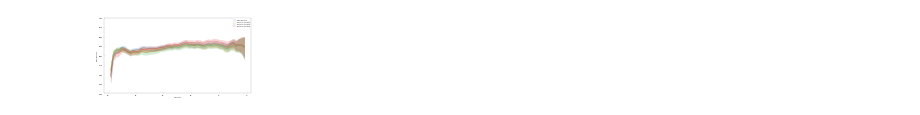
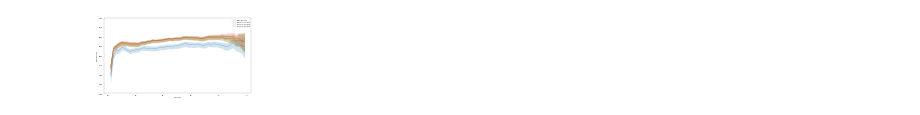
Before and after one commit to HuangMJJJJJ/wyc, a Jupyter notebook: Untitled-1.ipynb, the cells around one changed output. Drawn from its saved outputs; the diff is of its cells as text; code cells hidden in the pictures.

```diff
--- a/Untitled-1.ipynb
+++ b/Untitled-1.ipynb
@@ -4,32 +4,32 @@ import matplotlib.pyplot as plt
 import seaborn as sns
 # %%
 plt.figure(figsize=(19, 10), dpi=10)
-df = pd.read_csv("result_dif_range_num_mat_w2sim.csv")
+df = pd.read_csv("result_constRangeNum_mat_w2sim.csv")
 ax = sns.lineplot(
     x="train ratio",
     y="base acc ratio",
     data=df,
 )
 ax = sns.lineplot(
     x="train ratio",
     y="methon1 acc ratio",
     data=df,
 )
 ax = sns.lineplot(
     x="train ratio",
     y="methon2 acc ratio",
     data=df,
 )
 ax = sns.lineplot(
     x="train ratio",
     y="methon3 acc ratio",
     data=df,
 )
 ax.legend(
     ["base acc ratio", "methon1 acc ratio", "methon2 acc ratio", "methon3 acc ratio"]
 )
 ax.set_ylim(0.8, 1)
 # plt.legend()
 plt.show()
 # %% [output]
-[figure, old version]
+[figure, new version]
```
Also changed, not shown: 2 other files.
